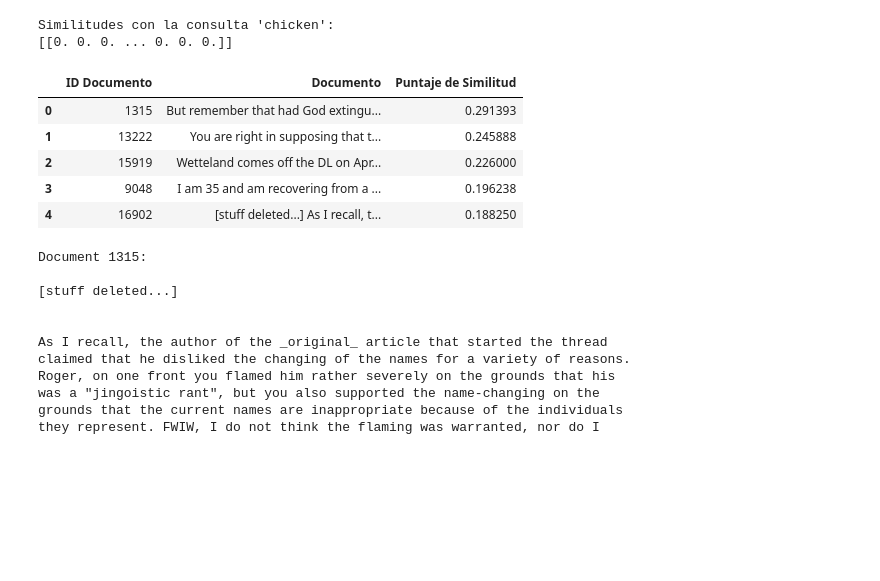
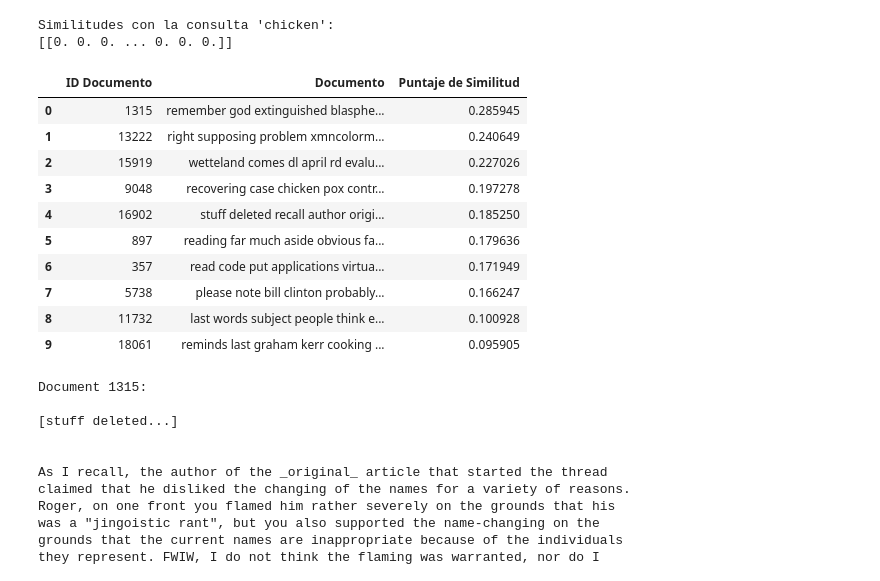
Before and after one commit to SebasRo17/Recuperacion, a Jupyter notebook: ir25a-main/ir25a-main/notebooks/04bm25.ipynb, the cells around one changed output. Drawn from its saved outputs; the diff is of its cells as text; code cells hidden in the pictures; blank space fills up the shorter version.

```diff
--- a/ir25a-main/ir25a-main/notebooks/04bm25.ipynb
+++ b/ir25a-main/ir25a-main/notebooks/04bm25.ipynb
@@ -38,0 +74,8 @@ Vector size:  134101
+# %%
+from sklearn.feature_extraction.text import CountVectorizer, TfidfTransformer
+
+vectorizer = CountVectorizer()  # Ya NO le pongas stop_words, porque ya lo limpiaste
+tf_matrix = vectorizer.fit_transform(newsgroupsdocs_clean)
+
+print("TF Matrix Shape: ", tf_matrix.shape)
+print("Vector size: ", len(tf_matrix.toarray()[0]))
@@ -121,27 +167,28 @@ Similitudes con la consulta 'chicken':
 ranking = similitudes[0].argsort()[::-1]
 ranking_scores = similitudes[0][ranking]
 # %%
-#Crear tabla con los resultados (solo primeros 5 documentos para vista simple)
-top_n = 5
+# Crear tabla con los resultados (solo primeros 10 documentos para vista simple)
+top_n = 10
 resultados = pd.DataFrame({
-
-    #indice del documento
     'ID Documento': [i for i in ranking[:top_n]],
-    #titulo del documento
-    'Documento': [newsgroupsdocs[i][:50].replace('\n', ' ') + "..." for i in ranking[:top_n]],
-    #similitud
+    'Documento': [newsgroupsdocs_clean[i][:50].replace('\n', ' ') + "..." for i in ranking[:top_n]],
     'Puntaje de Similitud': ranking_scores[:top_n]
 })
 
 # Mostrar tabla
 display(resultados)
 # %% [output]
 |  | ID Documento | Documento | Puntaje de Similitud |
-| 0 | 1315 | But remember that had God extingu... | 0.291393 |
-| 1 | 13222 | You are right in supposing that t... | 0.245888 |
-| 2 | 15919 | Wetteland comes off the DL on Apr... | 0.226000 |
-| 3 | 9048 | I am 35 and am recovering from a ... | 0.196238 |
-| 4 | 16902 | [stuff deleted...] As I recall, t... | 0.188250 |
+| 0 | 1315 | remember god extinguished blasphe... | 0.285945 |
+| 1 | 13222 | right supposing problem xmncolorm... | 0.240649 |
+| 2 | 15919 | wetteland comes dl april rd evalu... | 0.227026 |
+| 3 | 9048 | recovering case chicken pox contr... | 0.197278 |
+| 4 | 16902 | stuff deleted recall author origi... | 0.185250 |
+| 5 | 897 | reading far much aside obvious fa... | 0.179636 |
+| 6 | 357 | read code put applications virtua... | 0.171949 |
+| 7 | 5738 | please note bill clinton probably... | 0.166247 |
+| 8 | 11732 | last words subject people think e... | 0.100928 |
+| 9 | 18061 | reminds last graham kerr cooking ... | 0.095905 |
 # %%
 #Imprimir documento 1315
 print("Document 1315: ", newsgroupsdocs[16902])
```
Also changed, not shown: parts of 22 cells of this notebook, 1 other file.
